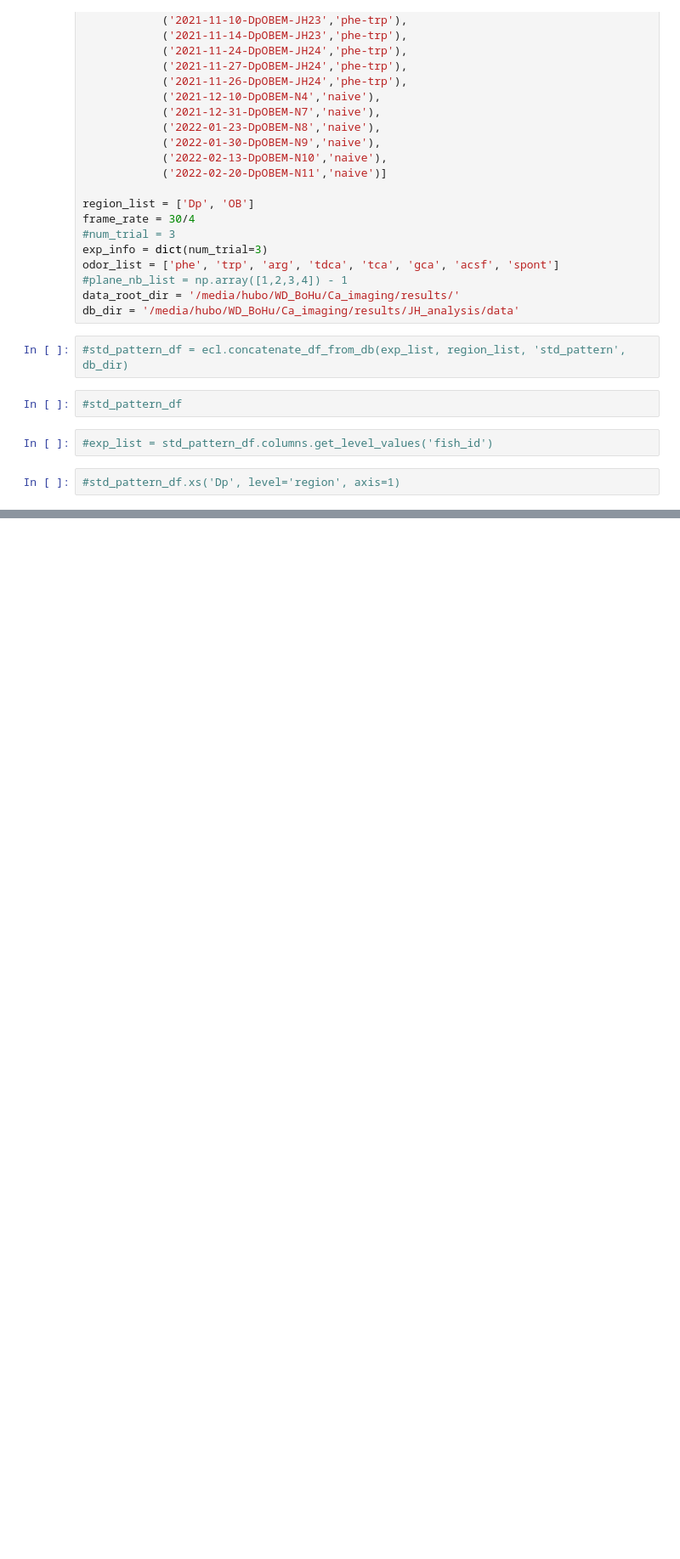
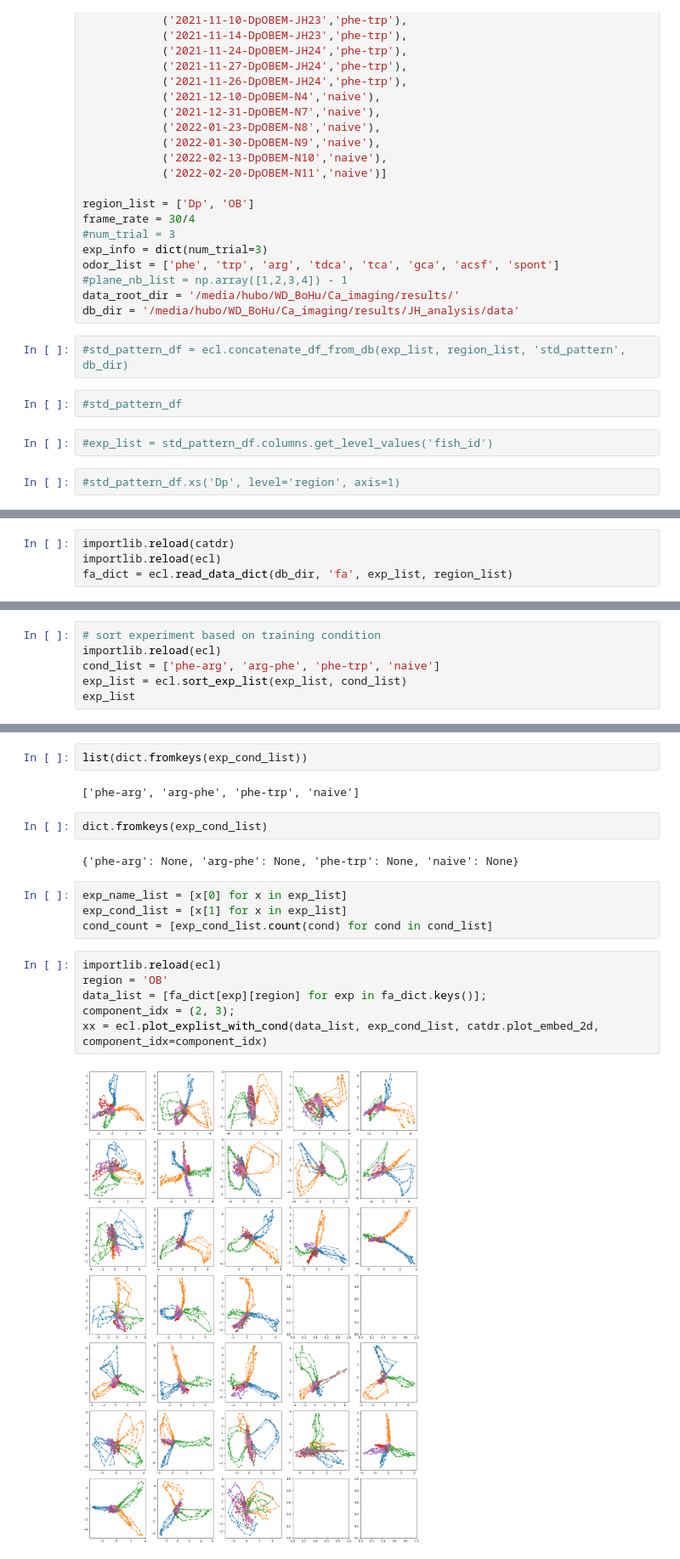
Before and after one commit to aloejhb/catrace, a Jupyter notebook: notebooks/fa_cca.ipynb, the cells around one changed output, grey strips where cells are left out. Shown at 85% size. Drawn from its saved outputs; the diff is of its cells as text; blank space fills up the shorter version.

Commit message:
plot explist with cond

```diff
--- a/notebooks/fa_cca.ipynb
+++ b/notebooks/fa_cca.ipynb
@@ -105,0 +98,4 @@ compute_fa_db(n_components)
+# %%
+importlib.reload(catdr)
+importlib.reload(ecl)
+fa_dict = ecl.read_data_dict(db_dir, 'fa', exp_list, region_list)
@@ -105,0 +120,6 @@ compute_fa_db(n_components)
+# %%
+# sort experiment based on training condition
+importlib.reload(ecl)
+cond_list = ['phe-arg', 'arg-phe', 'phe-trp', 'naive']
+exp_list = ecl.sort_exp_list(exp_list, cond_list)
+exp_list
@@ -105,0 +144,20 @@ compute_fa_db(n_components)
+# %%
+list(dict.fromkeys(exp_cond_list))
+# %% [output]
+['phe-arg', 'arg-phe', 'phe-trp', 'naive']
+# %%
+dict.fromkeys(exp_cond_list)
+# %% [output]
+{'phe-arg': None, 'arg-phe': None, 'phe-trp': None, 'naive': None}
+# %%
+exp_name_list = [x[0] for x in exp_list]
+exp_cond_list = [x[1] for x in exp_list]
+cond_count = [exp_cond_list.count(cond) for cond in cond_list]
+# %%
+importlib.reload(ecl)
+region = 'OB'
+data_list = [fa_dict[exp][region] for exp in fa_dict.keys()];
+component_idx = (2, 3);
+xx = ecl.plot_explist_with_cond(data_list, exp_cond_list, catdr.plot_embed_2d, component_idx=component_idx)
+# %% [output]
+[figure, added]
```
Also changed, not shown: parts of 3 cells of this notebook, 1 other file.
